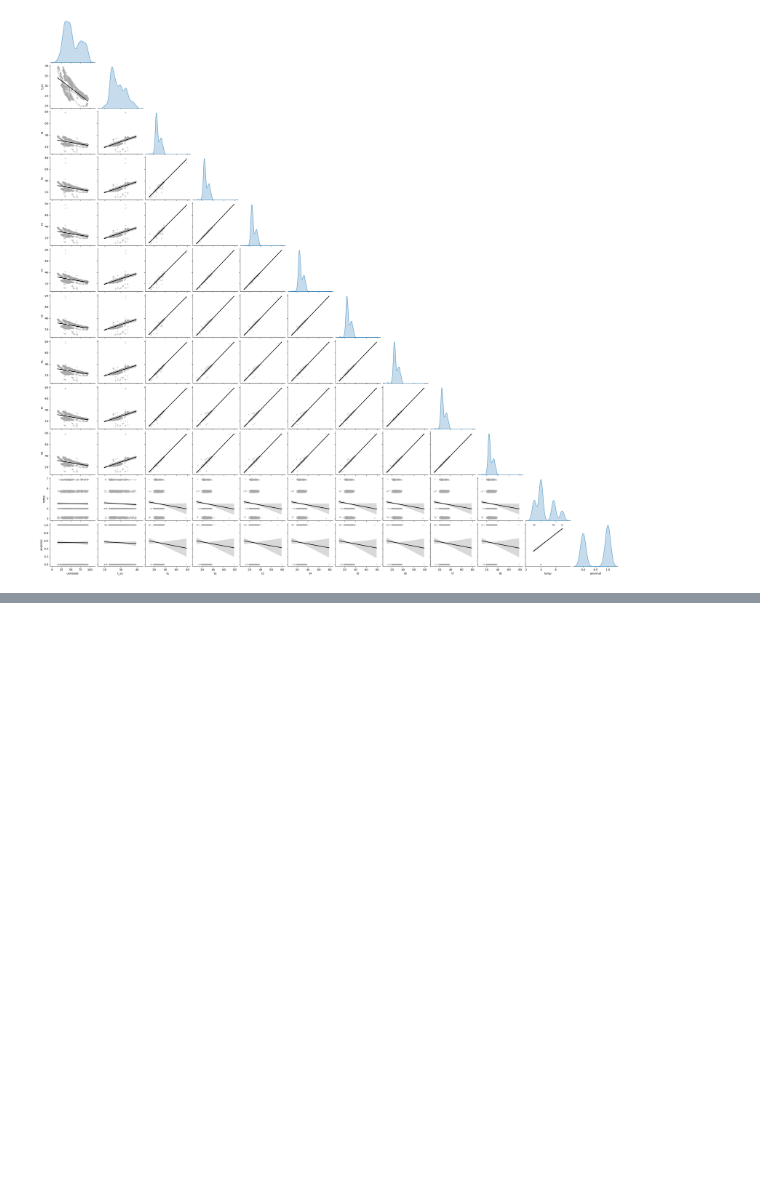
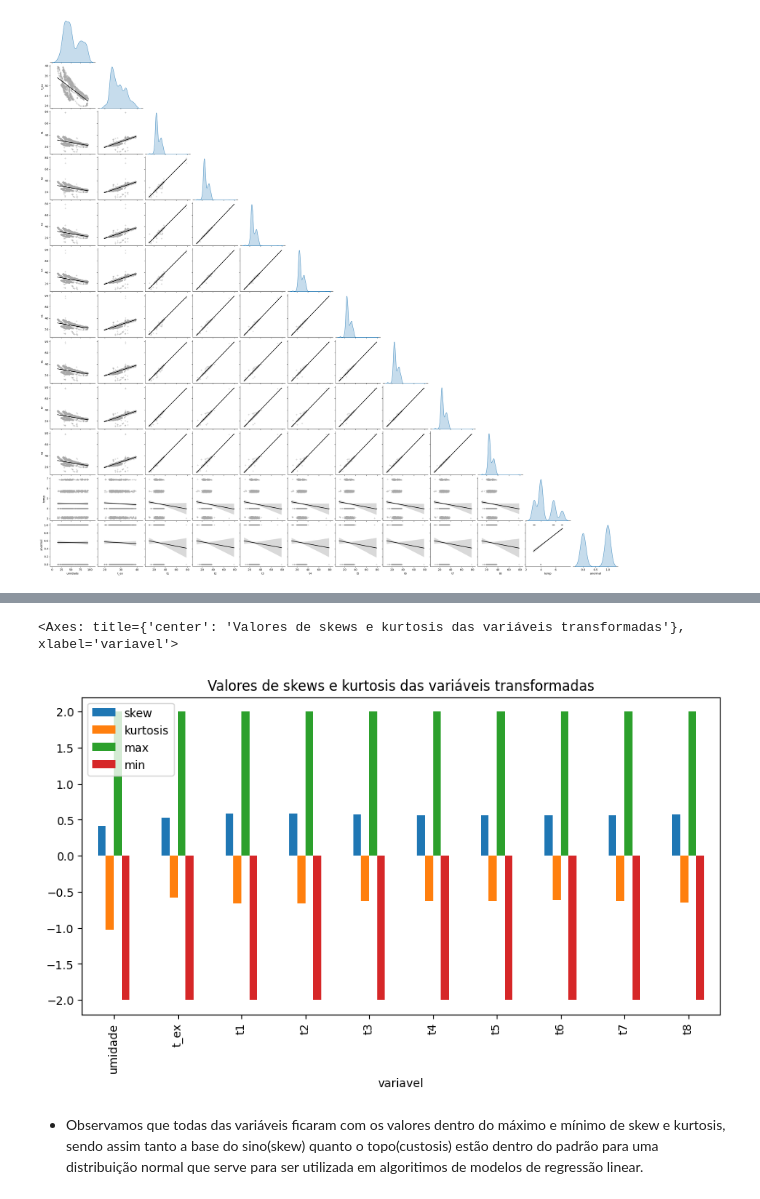
Before and after one commit to jairobernardesjunior/022_Agribusiness_classification_project_milk_quality, a Jupyter notebook: 01 pmq_analisa.ipynb, the cells around one changed output, grey strips where cells are left out. Saved outputs shown, nothing was run; the diff lists cells and outputs as text; code cells hidden in the pictures; blank space fills up the shorter version.

```diff
--- a/01 pmq_analisa.ipynb
+++ b/01 pmq_analisa.ipynb
@@ -456,0 +536,4 @@ p.fig.subplots_adjust(top=0.95)
+# %%
+# atualizando a numeração do indice do dataframe
+df_milk = df_milk.reset_index()
+df_milk = df_milk.drop('index', axis=1)
@@ -456,0 +585,21 @@ p.fig.subplots_adjust(top=0.95)
+# %%
+# verificando os valores da skew e kurtosis das variáveis transformadas
+# os valores aceitos tanto para skew quanto para kurtosis devem variar entre -2 e 2
+df_skew_kurtosis_og = pd.DataFrame()
+df_skew_kurtosis_og['variavel'] = 'Nan'
+df_skew_kurtosis_og['skew'] = 'Nan'
+df_skew_kurtosis_og['kurtosis'] = 'Nan'
+
+list_standard = search_outliers
+
+for variavel in list(list_standard):
+    skewx = skew(df_milk[variavel], axis=0, bias=True)
+    kurtx = kurtosis(df_milk[variavel], axis=0, bias=True)
+
+    dfx = {'variavel': [variavel], 'skew': [skewx], 'kurtosis': [kurtx]}
+    dfx = pd.DataFrame(dfx)
+    df_skew_kurtosis_og = pd.concat([df_skew_kurtosis_og, dfx], axis=0)
+
+    print('skew ' + variavel, skewx)
+    print('kurtosis ' + variavel, kurtx)
+    print('')
@@ -456,0 +624,7 @@ p.fig.subplots_adjust(top=0.95)
+# %%
+# preenchendo os valore nulos com zero
+# resetando o indice
+df_skew_kurtosis_og = df_skew_kurtosis_og.fillna(0)
+df_skew_kurtosis_og = df_skew_kurtosis_og.reset_index()
+df_skew_kurtosis_og = df_skew_kurtosis_og.drop('index', axis=1)
+print(df_skew_kurtosis_og)
@@ -456,0 +643,16 @@ p.fig.subplots_adjust(top=0.95)
+# %%
+# incluindo colunas de valores mínimos e máximos para skew e kurtosis que serão plotados no gráfico
+df_skew_kurtosis_og['max'] = 2
+df_skew_kurtosis_og['min'] = -2
+# %%
+# plotando um gráfico para analisarmos os valores de skew e kurtosis
+df_skew_kurtosis_og.plot(x='variavel',
+        kind='bar',
+        stacked=False,
+        title='Valores de skews e kurtosis das variáveis transformadas',
+        figsize=(10,5))
+# %% [output]
+<Axes: title={'center': 'Valores de skews e kurtosis das variáveis transformadas'}, xlabel='variavel'>
+[figure, added]
+# %% [markdown]
+- Observamos que todas das variáveis ficaram com os valores dentro do máximo e mínimo de skew e kurtosis, sendo assim tanto a base do sino(skew) quanto o topo(custosis) estão dentro do padrão para uma distribuição normal que serve para ser utilizada em algoritimos de modelos de regressão linear.
```
Also changed, not shown: parts of 12 cells of this notebook, 1 other file.
